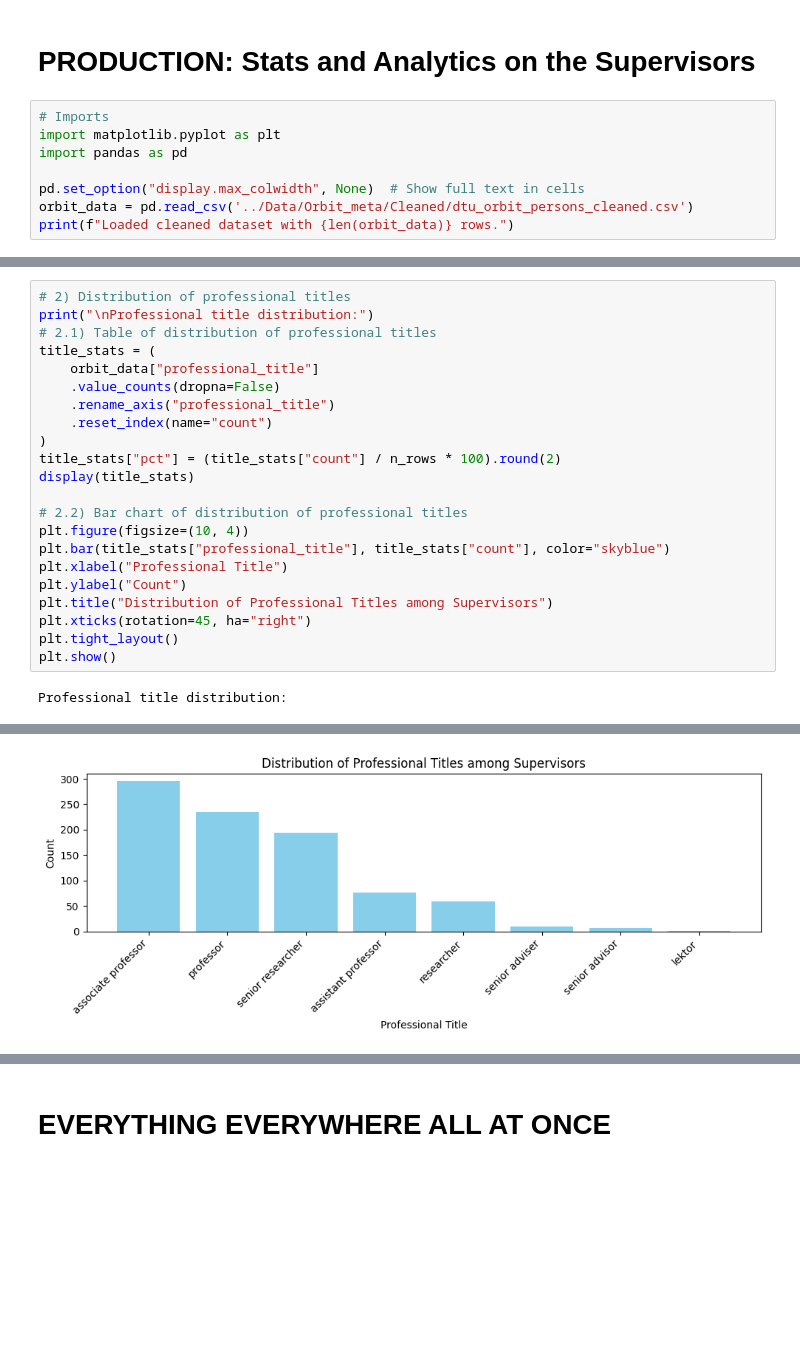
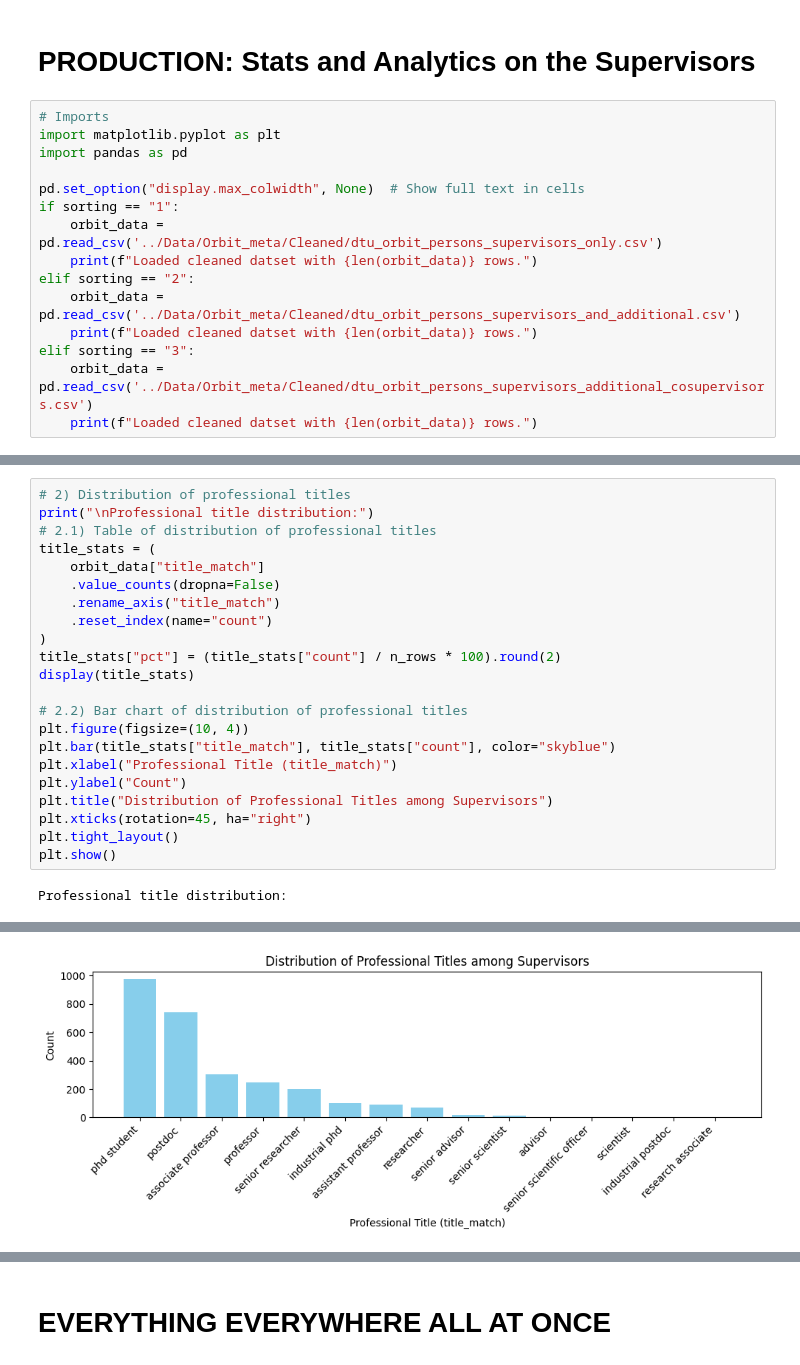
Before and after one commit to OliverKviat/Thesis_OCR, a Jupyter notebook: exploring_data/Cleaning_Orbit_Meta.ipynb, the cells around one changed output, grey strips where cells are left out. Cells and saved outputs as stored; diff of their text form; blank space fills up the shorter version.

```diff
--- a/exploring_data/Cleaning_Orbit_Meta.ipynb
+++ b/exploring_data/Cleaning_Orbit_Meta.ipynb
@@ -272,6 +409,13 @@ import matplotlib.pyplot as plt
 import pandas as pd
 
 pd.set_option("display.max_colwidth", None)  # Show full text in cells
-orbit_data = pd.read_csv('../Data/Orbit_meta/Cleaned/dtu_orbit_persons_cleaned.csv')
-print(f"Loaded cleaned dataset with {len(orbit_data)} rows.")
+if sorting == "1":
+    orbit_data = pd.read_csv('../Data/Orbit_meta/Cleaned/dtu_orbit_persons_supervisors_only.csv')
+    print(f"Loaded cleaned datset with {len(orbit_data)} rows.")
+elif sorting == "2":
+    orbit_data = pd.read_csv('../Data/Orbit_meta/Cleaned/dtu_orbit_persons_supervisors_and_additional.csv')
+    print(f"Loaded cleaned datset with {len(orbit_data)} rows.")
+elif sorting == "3":
+    orbit_data = pd.read_csv('../Data/Orbit_meta/Cleaned/dtu_orbit_persons_supervisors_additional_cosupervisors.csv')
+    print(f"Loaded cleaned datset with {len(orbit_data)} rows.")
 # %% [output]
@@ -299,9 +443,9 @@ Missing dep_match: 0
 print("\nProfessional title distribution:")
 # 2.1) Table of distribution of professional titles
 title_stats = (
-    orbit_data["professional_title"]
+    orbit_data["title_match"]
     .value_counts(dropna=False)
-    .rename_axis("professional_title")
+    .rename_axis("title_match")
     .reset_index(name="count")
 )
 title_stats["pct"] = (title_stats["count"] / n_rows * 100).round(2)
@@ -309,8 +453,8 @@ display(title_stats)
 
 # 2.2) Bar chart of distribution of professional titles
 plt.figure(figsize=(10, 4))
-plt.bar(title_stats["professional_title"], title_stats["count"], color="skyblue")
-plt.xlabel("Professional Title")
+plt.bar(title_stats["title_match"], title_stats["count"], color="skyblue")
+plt.xlabel("Professional Title (title_match)")
 plt.ylabel("Count")
 plt.title("Distribution of Professional Titles among Supervisors")
 plt.xticks(rotation=45, ha="right")
@@ -330,4 +481,4 @@ Professional title distribution:
-[figure, old version]
+[figure, new version]
 # %%
 # 3) Distribution of DTU departments
 print("\nDepartment distribution:")
```
Also changed, not shown: parts of 16 cells of this notebook, 4 other files.
